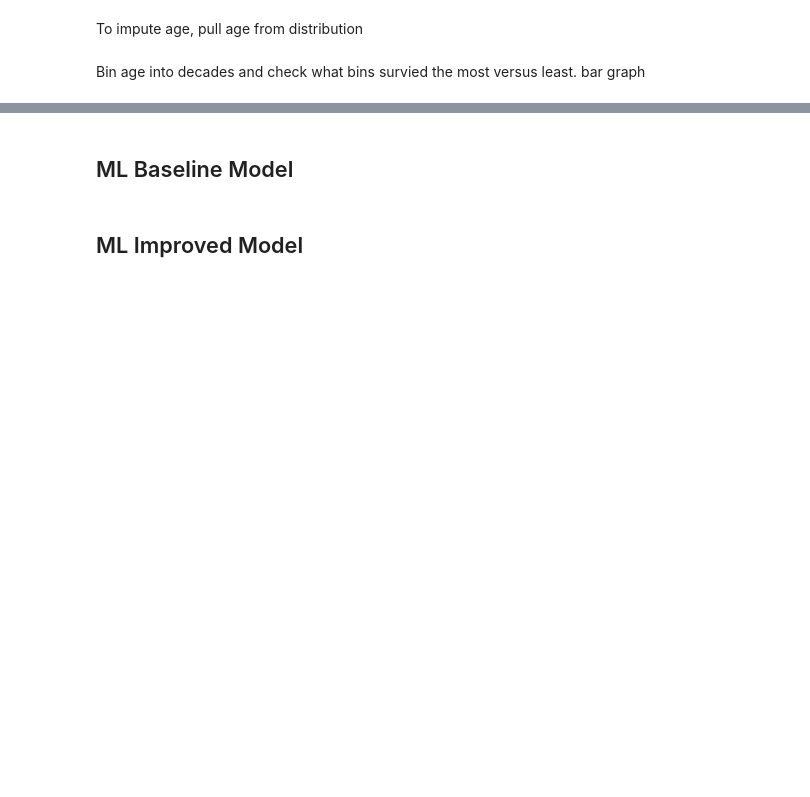
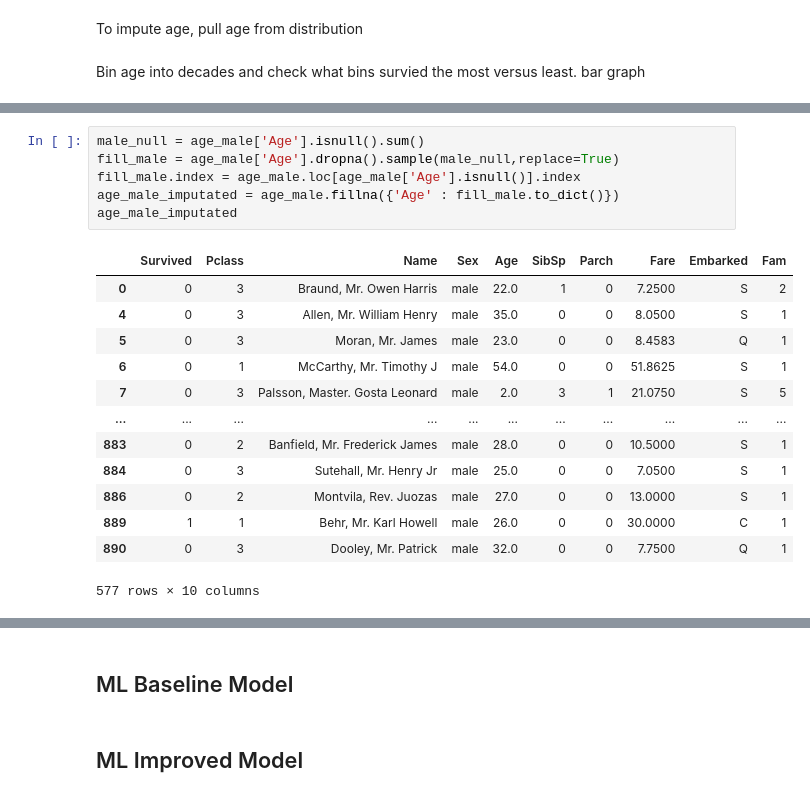
Before and after one commit to TysonTran/Titanic_Analysis, a Jupyter notebook: Titanic Analysis.ipynb, the cells around one changed output, grey strips where cells are left out. Cells and saved outputs as stored; diff of their text form; blank space fills up the shorter version.

```diff
--- a/Titanic Analysis.ipynb
+++ b/Titanic Analysis.ipynb
@@ -649,0 +694,20 @@ Bin age into decades and check what bins survied the most versus least. bar grap
+# %%
+male_null = age_male['Age'].isnull().sum()
+fill_male = age_male['Age'].dropna().sample(male_null,replace=True)
+fill_male.index = age_male.loc[age_male['Age'].isnull()].index
+age_male_imputated = age_male.fillna({'Age' : fill_male.to_dict()})
+age_male_imputated
+# %% [output]
+|  | Survived | Pclass | Name | Sex | Age | SibSp | Parch | Fare | Embarked | Fam |
+| 0 | 0 | 3 | Braund, Mr. Owen Harris | male | 22.0 | 1 | 0 | 7.2500 | S | 2 |
+| 4 | 0 | 3 | Allen, Mr. William Henry | male | 35.0 | 0 | 0 | 8.0500 | S | 1 |
+| 5 | 0 | 3 | Moran, Mr. James | male | 23.0 | 0 | 0 | 8.4583 | Q | 1 |
+| 6 | 0 | 1 | McCarthy, Mr. Timothy J | male | 54.0 | 0 | 0 | 51.8625 | S | 1 |
+| 7 | 0 | 3 | Palsson, Master. Gosta Leonard | male | 2.0 | 3 | 1 | 21.0750 | S | 5 |
+| ... | ... | ... | ... | ... | ... | ... | ... | ... | ... | ... |
+| 883 | 0 | 2 | Banfield, Mr. Frederick James | male | 28.0 | 0 | 0 | 10.5000 | S | 1 |
+| 884 | 0 | 3 | Sutehall, Mr. Henry Jr | male | 25.0 | 0 | 0 | 7.0500 | S | 1 |
+| 886 | 0 | 2 | Montvila, Rev. Juozas | male | 27.0 | 0 | 0 | 13.0000 | S | 1 |
+| 889 | 1 | 1 | Behr, Mr. Karl Howell | male | 26.0 | 0 | 0 | 30.0000 | C | 1 |
+| 890 | 0 | 3 | Dooley, Mr. Patrick | male | 32.0 | 0 | 0 | 7.7500 | Q | 1 |
+577 rows × 10 columns
```
Also changed, not shown: parts of 11 cells of this notebook.
